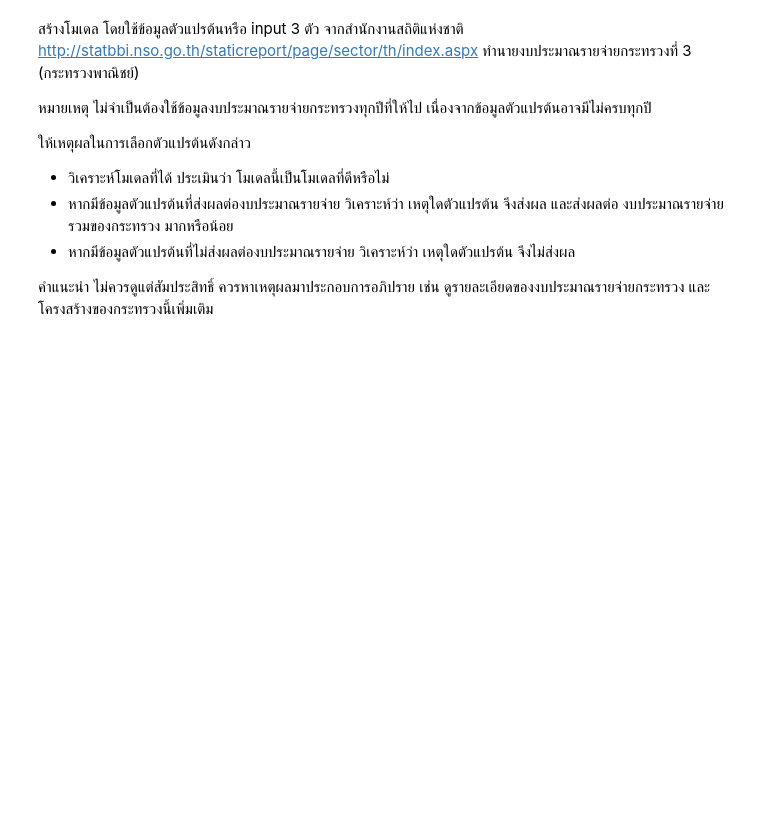
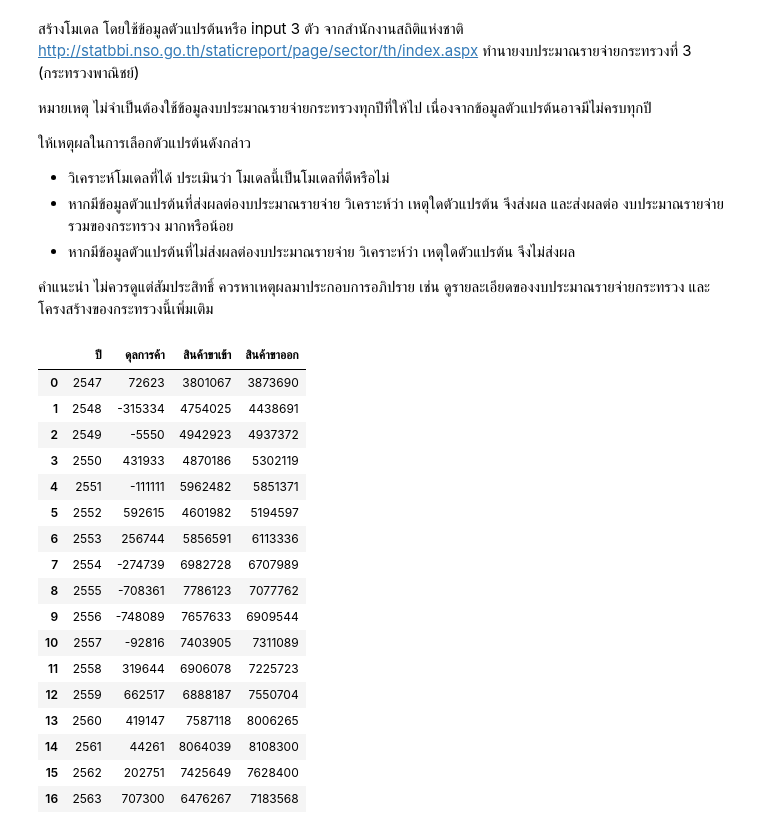
Before and after one commit to pant411/Assignment2_Stat_pp, a Jupyter notebook: part-regression/regression_analysis.ipynb, the cells around one changed output. Cells and saved outputs as stored; diff of their text form; code cells hidden in the pictures; blank space fills up the shorter version.

```diff
--- a/part-regression/regression_analysis.ipynb
+++ b/part-regression/regression_analysis.ipynb
@@ -567,0 +566,23 @@ http://statbbi.nso.go.th/staticreport/page/sector/th/index.aspx
+# %%
+df_part4 = pd.read_excel('part4_data.xlsx', sheet_name="Sheet4")  # ตัวอย่าง
+df_part4.replace({'..': np.nan}, inplace=True)
+df_part4
+# %% [output]
+|  | ปี | ดุลการค้า | สินค้าขาเข้า | สินค้าขาออก |
+| 0 | 2547 | 72623 | 3801067 | 3873690 |
+| 1 | 2548 | -315334 | 4754025 | 4438691 |
+| 2 | 2549 | -5550 | 4942923 | 4937372 |
+| 3 | 2550 | 431933 | 4870186 | 5302119 |
+| 4 | 2551 | -111111 | 5962482 | 5851371 |
+| 5 | 2552 | 592615 | 4601982 | 5194597 |
+| 6 | 2553 | 256744 | 5856591 | 6113336 |
+| 7 | 2554 | -274739 | 6982728 | 6707989 |
+| 8 | 2555 | -708361 | 7786123 | 7077762 |
+| 9 | 2556 | -748089 | 7657633 | 6909544 |
+| 10 | 2557 | -92816 | 7403905 | 7311089 |
+| 11 | 2558 | 319644 | 6906078 | 7225723 |
+| 12 | 2559 | 662517 | 6888187 | 7550704 |
+| 13 | 2560 | 419147 | 7587118 | 8006265 |
+| 14 | 2561 | 44261 | 8064039 | 8108300 |
+| 15 | 2562 | 202751 | 7425649 | 7628400 |
+| 16 | 2563 | 707300 | 6476267 | 7183568 |
```
Also changed, not shown: parts of 12 cells of this notebook, 6 other files.
